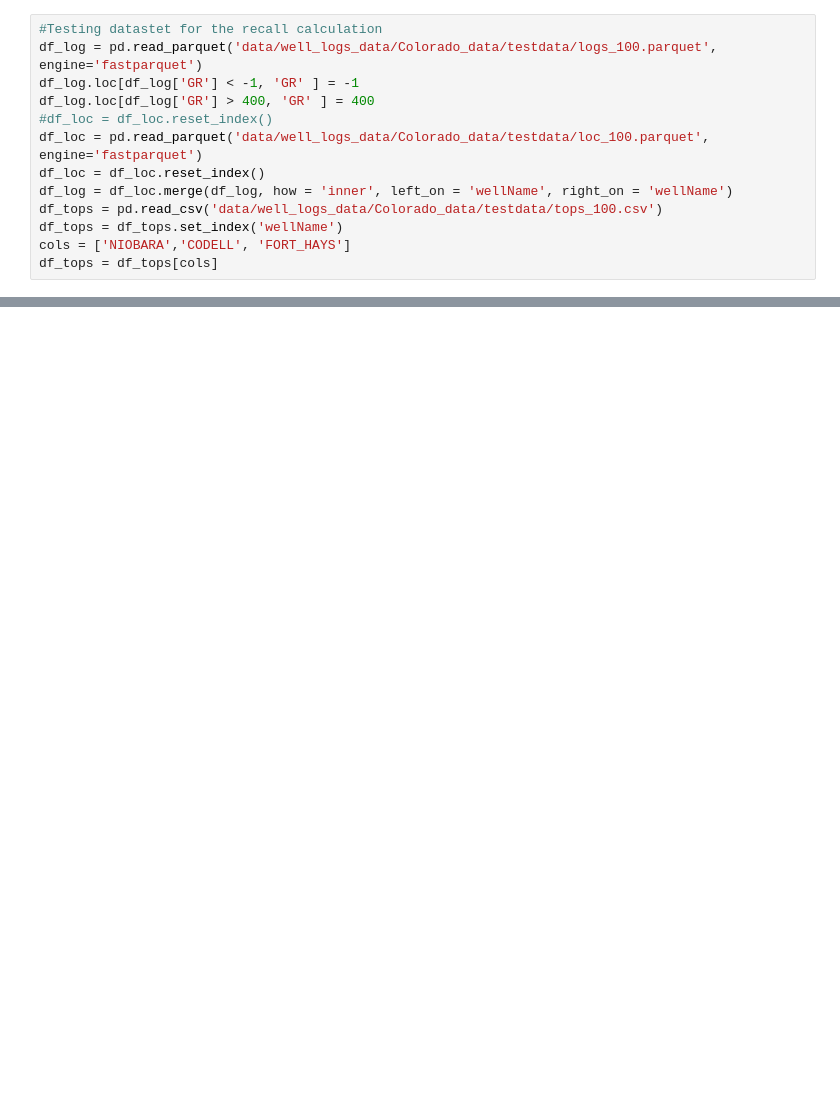
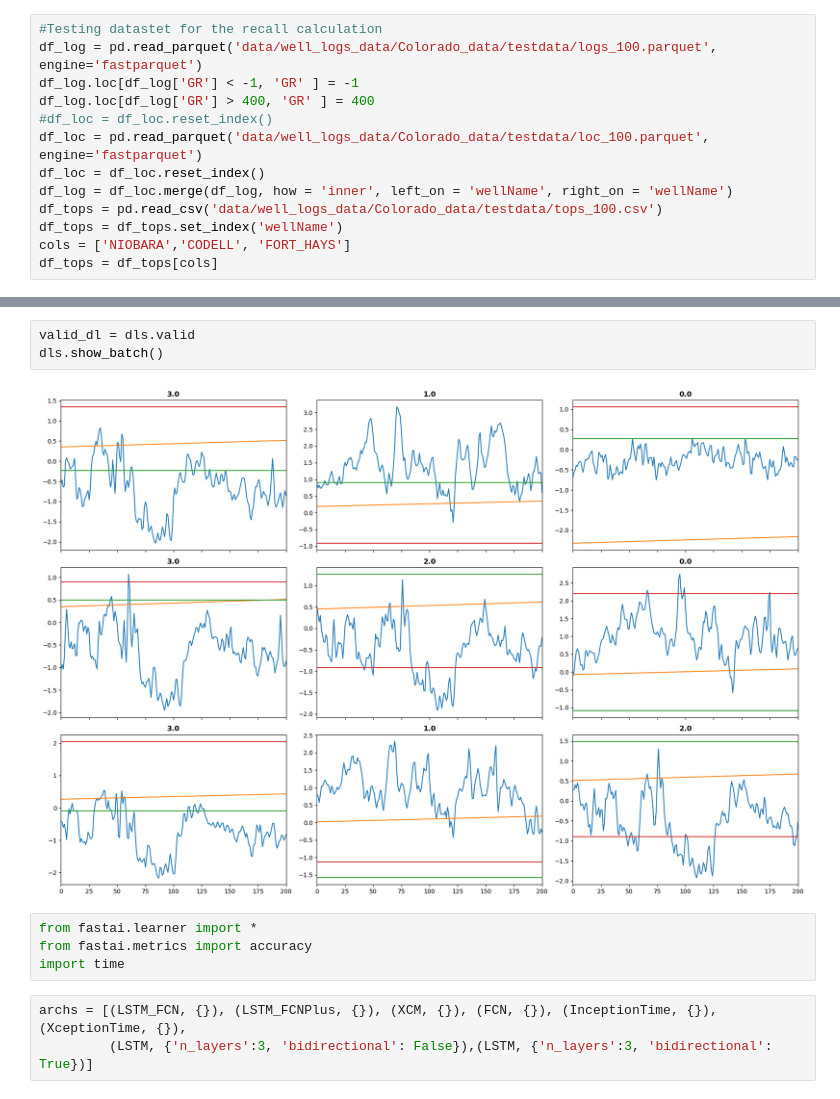
Before and after one commit to suryaprakashdev/Transformers_for_Time_series, a Jupyter notebook: Tutorial_Marker_propagation.ipynb, the cells around one changed output, grey strips where cells are left out. Drawn from its saved outputs; the diff is of its cells as text; blank space fills up the shorter version.

```diff
--- a/Tutorial_Marker_propagation.ipynb
+++ b/Tutorial_Marker_propagation.ipynb
@@ -32,0 +50,12 @@ X_train.shape, y_train.shape
+# %%
+valid_dl = dls.valid
+dls.show_batch()
+# %% [output]
+[figure, added]
+# %%
+from fastai.learner import *
+from fastai.metrics import accuracy
+import time
+# %%
+archs = [(LSTM_FCN, {}), (LSTM_FCNPlus, {}), (XCM, {}), (FCN, {}), (InceptionTime, {}), (XceptionTime, {}),
+         (LSTM, {'n_layers':3, 'bidirectional': False}),(LSTM, {'n_layers':3, 'bidirectional': True})]
```
Also changed, not shown: parts of 13 cells of this notebook.
